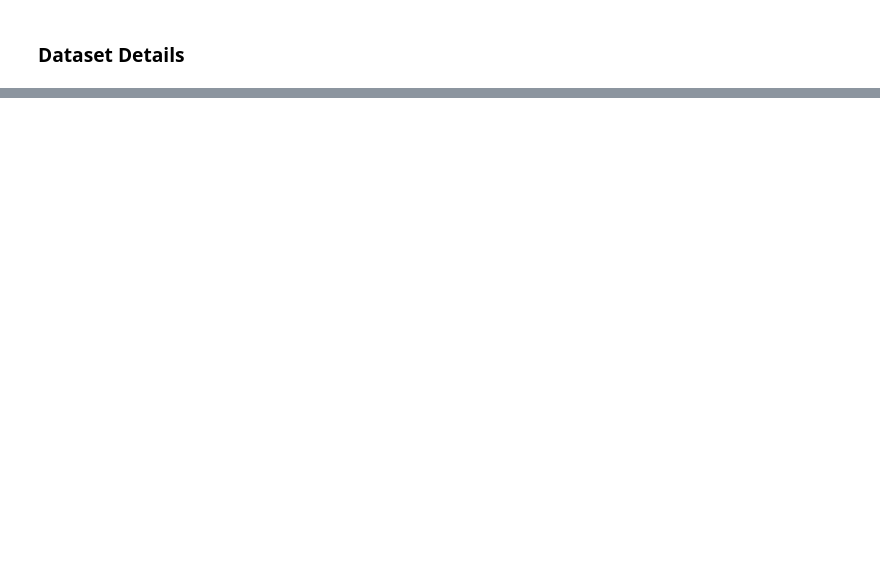
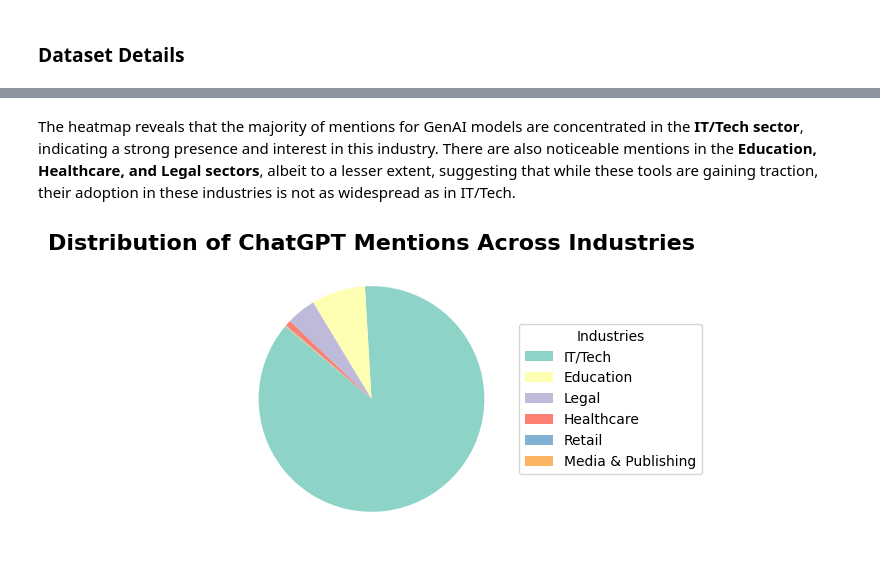
Before and after one commit to kritika25-sys/genai-pulse, a Jupyter notebook: notebooks/GenAI_Pulse_Report.ipynb, the cells around one changed output, grey strips where cells are left out. Saved outputs shown, nothing was run; the diff lists cells and outputs as text; code cells hidden in the pictures; blank space fills up the shorter version.

```diff
--- a/notebooks/GenAI_Pulse_Report.ipynb
+++ b/notebooks/GenAI_Pulse_Report.ipynb
@@ -23,0 +249,26 @@ To understand public perception and sentiment around Generative AI tools, this p
+# %% [markdown]
+The heatmap reveals that the majority of mentions for GenAI models are concentrated in the **IT/Tech sector**, indicating a strong presence and interest in this industry. There are also noticeable mentions in the **Education, Healthcare, and Legal sectors**, albeit to a lesser extent, suggesting that while these tools are gaining traction, their adoption in these industries is not as widespread as in IT/Tech.
+# %%
+# Filter data for ChatGPT
+chatgpt_df = df[df['keyword'].str.lower().str.contains('chatgpt')]
+
+# Group by industry and count the posts
+industry_counts = chatgpt_df['industry'].value_counts()
+
+# Plot the pie chart
+plt.figure(figsize=(5, 5))
+wedges, texts = plt.pie(industry_counts, startangle=140, colors=plt.get_cmap('Set3').colors)
+
+# Add a title
+plt.title("Distribution of ChatGPT Mentions Across Industries", fontsize=16, fontweight='bold')
+
+# Add a legend
+plt.legend(wedges, industry_counts.index, title="Industries", loc="center left",
+bbox_to_anchor=(1, 0.5))
+
+# Display the plot
+plt.tight_layout()
+plt.savefig(r"plots\model_mentions_chatgpt_pie.png")
+plt.show()
+# %% [output]
+[figure, added]
```
Also changed, not shown: parts of 60 cells of this notebook, 26 other files.
